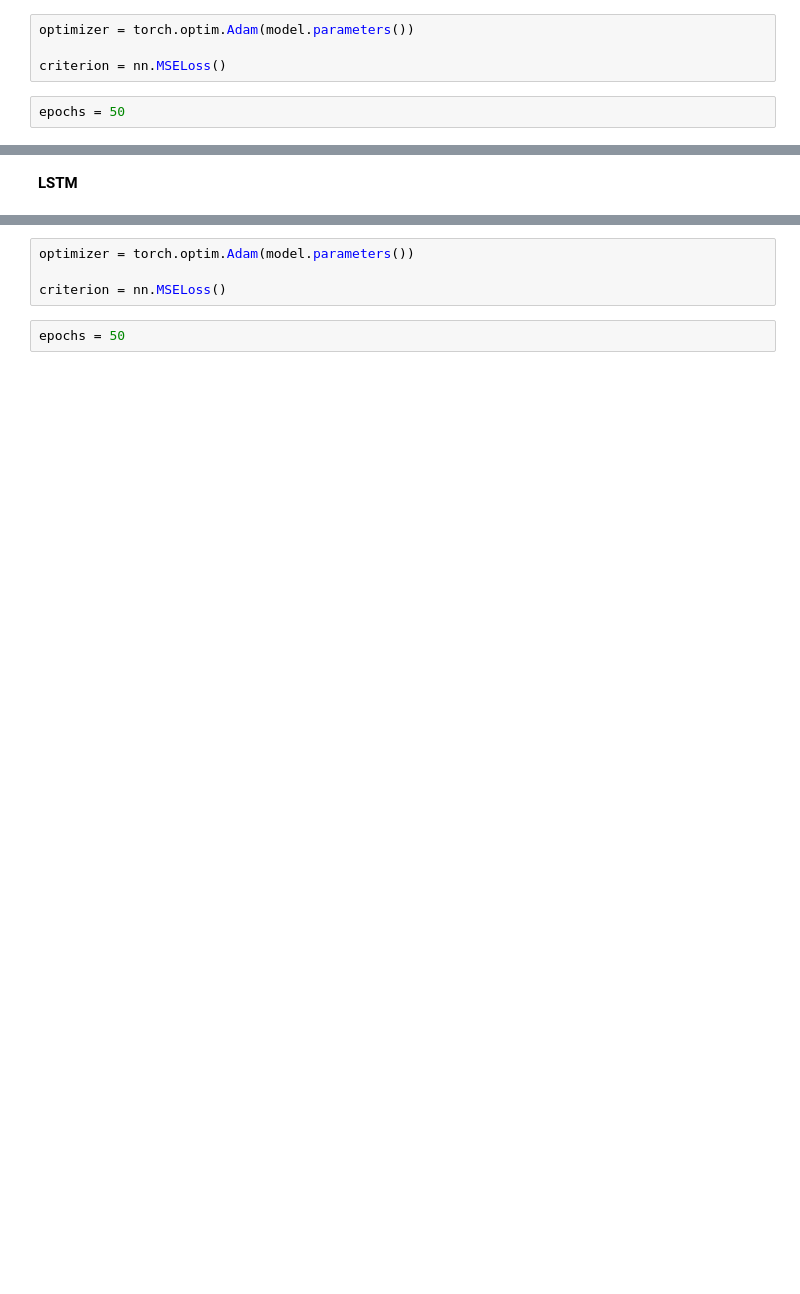
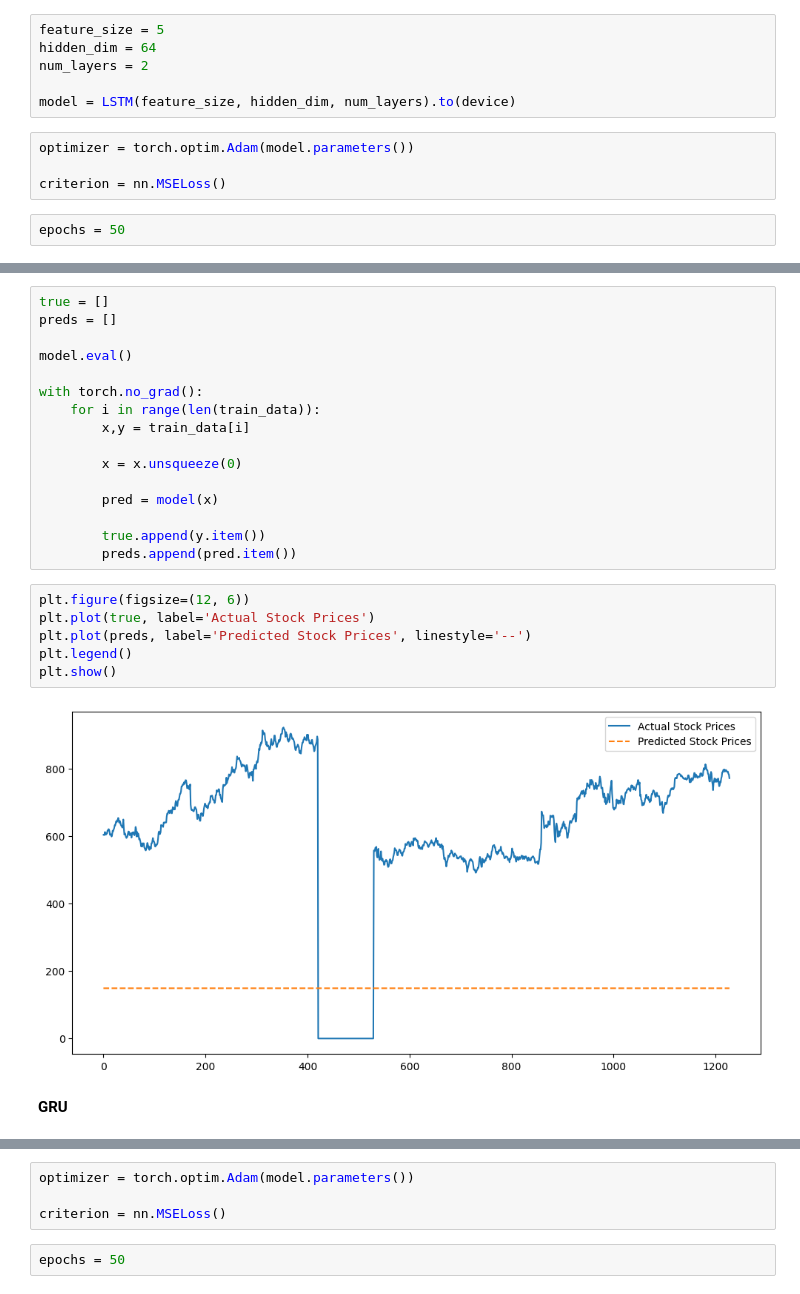
Before and after one commit to dasgauranga2/RNN-Stock-Price-Prediction, a Jupyter notebook: Assignment 3.ipynb, the cells around one changed output, grey strips where cells are left out. Cells and saved outputs as stored; diff of their text form; blank space fills up the shorter version.

```diff
--- a/Assignment 3.ipynb
+++ b/Assignment 3.ipynb
@@ -159,3 +277,9 @@ model = Baseline()
+# %%
+feature_size = 5
+hidden_dim = 64
+num_layers = 2
+
+model = LSTM(feature_size, hidden_dim, num_layers).to(device)
 # %%
 optimizer = torch.optim.Adam(model.parameters())
 
@@ -190,3 +304,27 @@ Epoch 50, Loss: 389374.9471
+# %%
+true = []
+preds = []
+
+model.eval()
+
+with torch.no_grad():
+    for i in range(len(train_data)):
+        x,y = train_data[i]
+
+        x = x.unsqueeze(0)
+
+        pred = model(x)
+
+        true.append(y.item())
+        preds.append(pred.item())
+# %%
+plt.figure(figsize=(12, 6))
+plt.plot(true, label='Actual Stock Prices')
+plt.plot(preds, label='Predicted Stock Prices', linestyle='--')
+plt.legend()
+plt.show()
+# %% [output]
+[figure, added]
 # %% [markdown]
-**LSTM**
+**GRU**
 # %%
```
Also changed, not shown: parts of 30 cells of this notebook.
